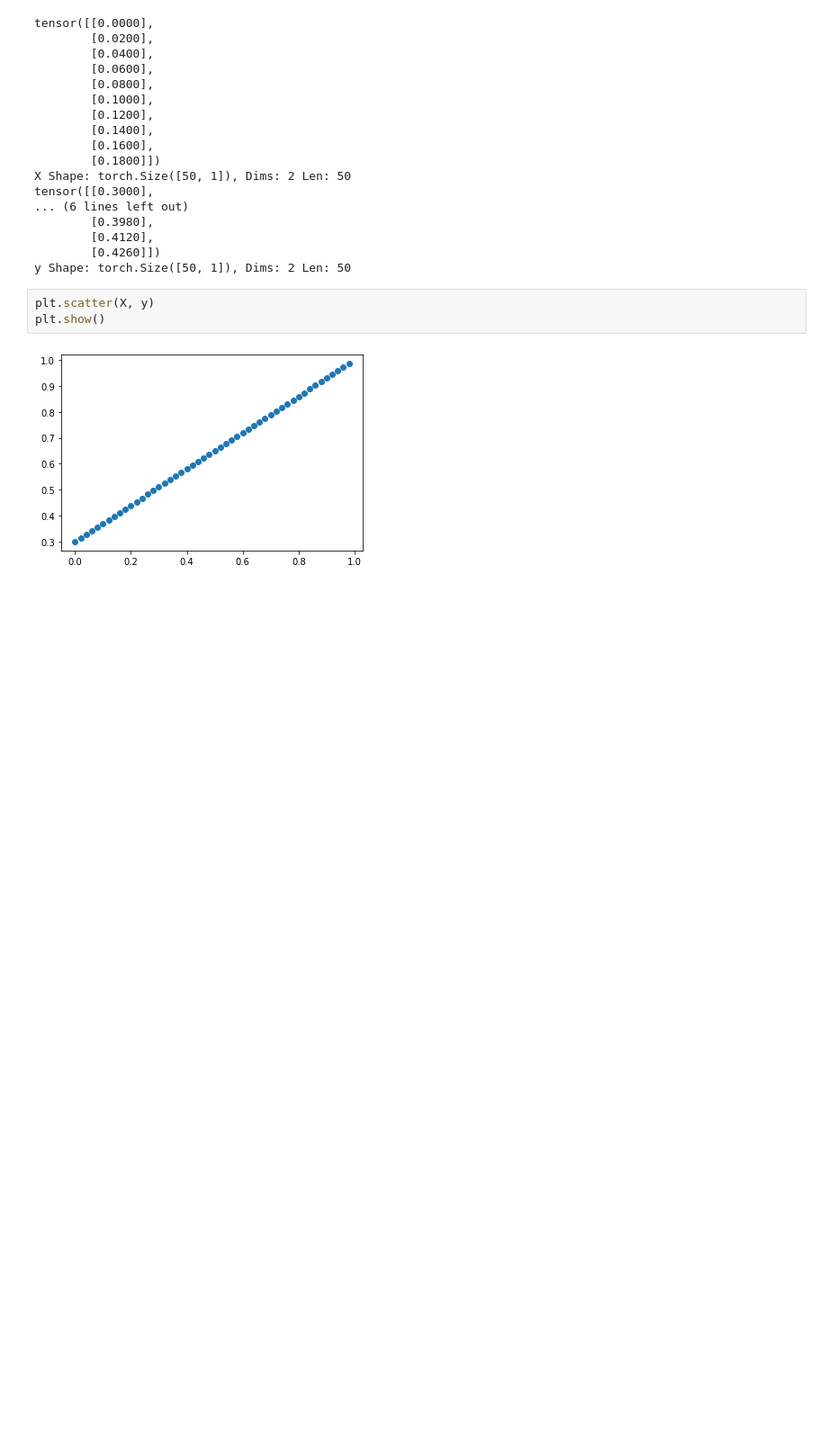
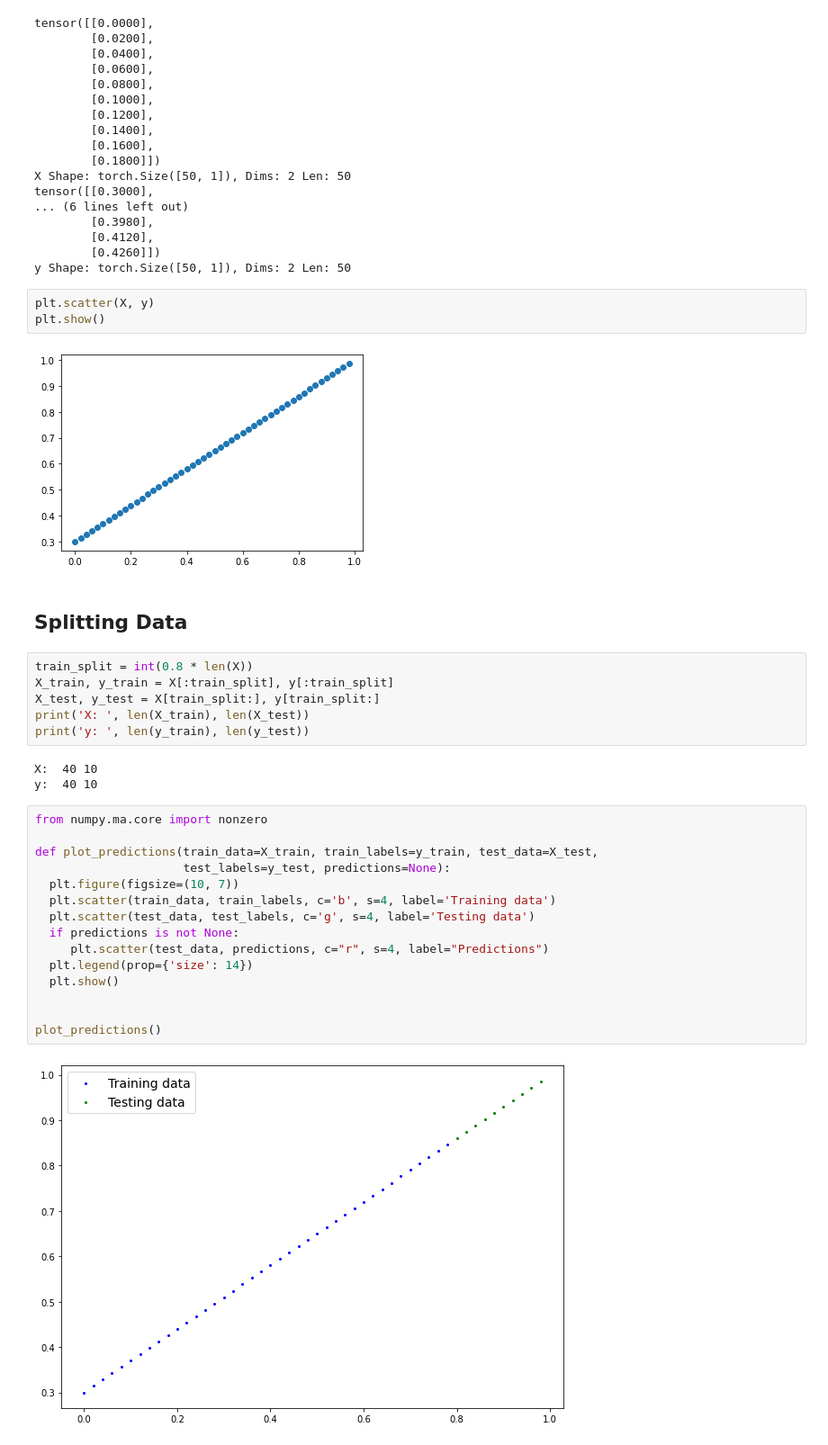
Before and after one commit to ashbyp/mltorch, a Jupyter notebook: colab/pytorch_workflow.ipynb, the cells around one changed output. Shown: that part at 90% size. Saved outputs shown, nothing was run; the diff lists cells and outputs as text; blank space fills up the shorter version.

```diff
--- a/colab/pytorch_workflow.ipynb
+++ b/colab/pytorch_workflow.ipynb
@@ -52,3 +52,31 @@ plt.scatter(X, y)
 plt.show()
 # %% [output]
 [figure]
+# %% [markdown]
+## Splitting Data
+# %%
+train_split = int(0.8 * len(X))
+X_train, y_train = X[:train_split], y[:train_split]
+X_test, y_test = X[train_split:], y[train_split:]
+print('X: ', len(X_train), len(X_test))
+print('y: ', len(y_train), len(y_test))
+# %% [output]
+X:  40 10
+y:  40 10
+# %%
+from numpy.ma.core import nonzero
+
+def plot_predictions(train_data=X_train, train_labels=y_train, test_data=X_test,
+                     test_labels=y_test, predictions=None):
+  plt.figure(figsize=(10, 7))
+  plt.scatter(train_data, train_labels, c='b', s=4, label='Training data')
+  plt.scatter(test_data, test_labels, c='g', s=4, label='Testing data')
+  if predictions is not None:
+     plt.scatter(test_data, predictions, c="r", s=4, label="Predictions")
+  plt.legend(prop={'size': 14})
+  plt.show()
+
+
+plot_predictions()
+# %% [output]
+[figure, added]
```
Also changed, not shown: parts of 23 cells of this notebook, 1 other file.
